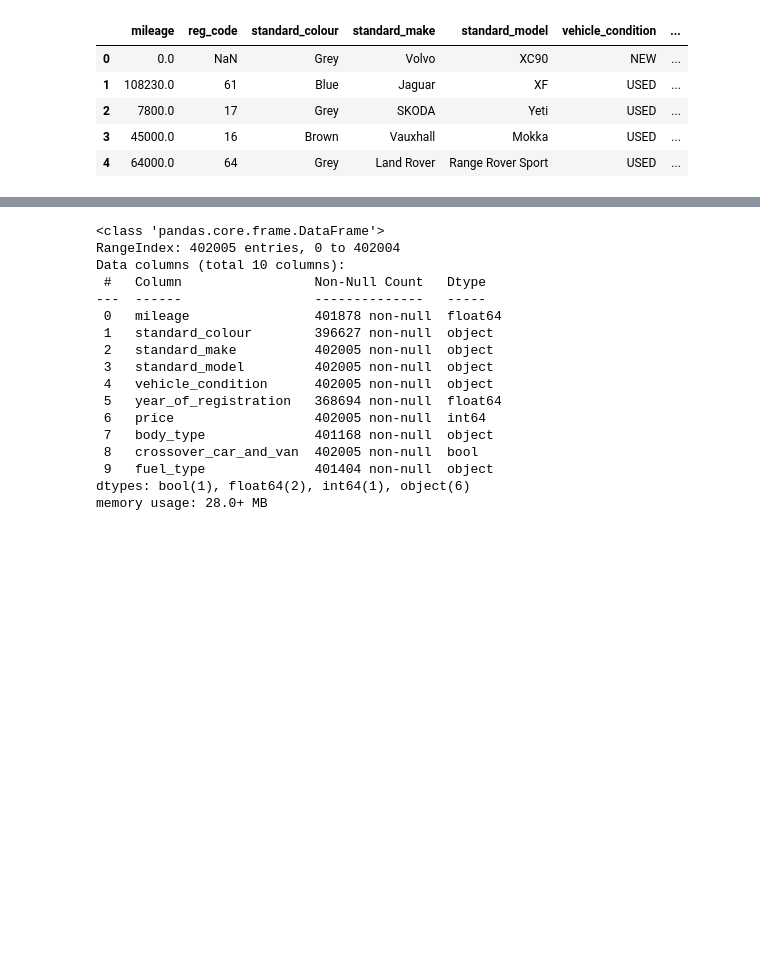
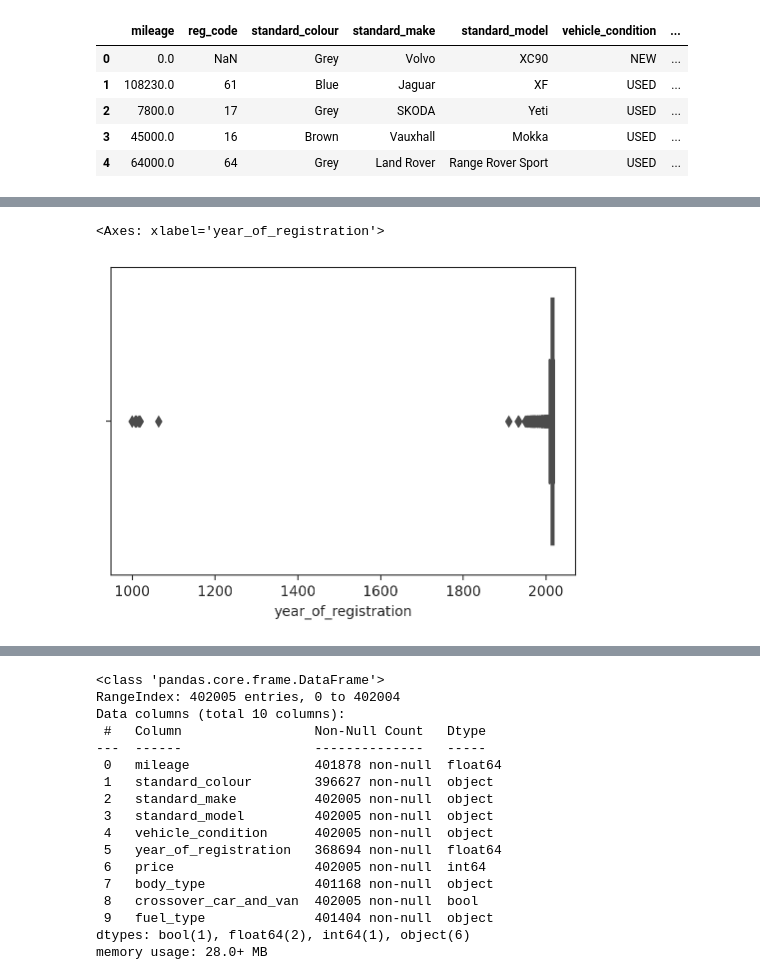
Before and after one commit to kessingtonosazee/GCP_Project_1, a Jupyter notebook: assessmentb.ipynb, the cells around one changed output, grey strips where cells are left out. Saved outputs shown, nothing was run; the diff lists cells and outputs as text; code cells hidden in the pictures; blank space fills up the shorter version.

```diff
--- a/assessmentb.ipynb
+++ b/assessmentb.ipynb
@@ -100,0 +116,5 @@ df_car.head()
+# %%
+sns.boxplot(data = df_car, x = 'year_of_registration')
+# %% [output]
+<Axes: xlabel='year_of_registration'>
+[figure, added]
```
Also changed, not shown: parts of 12 cells of this notebook.
